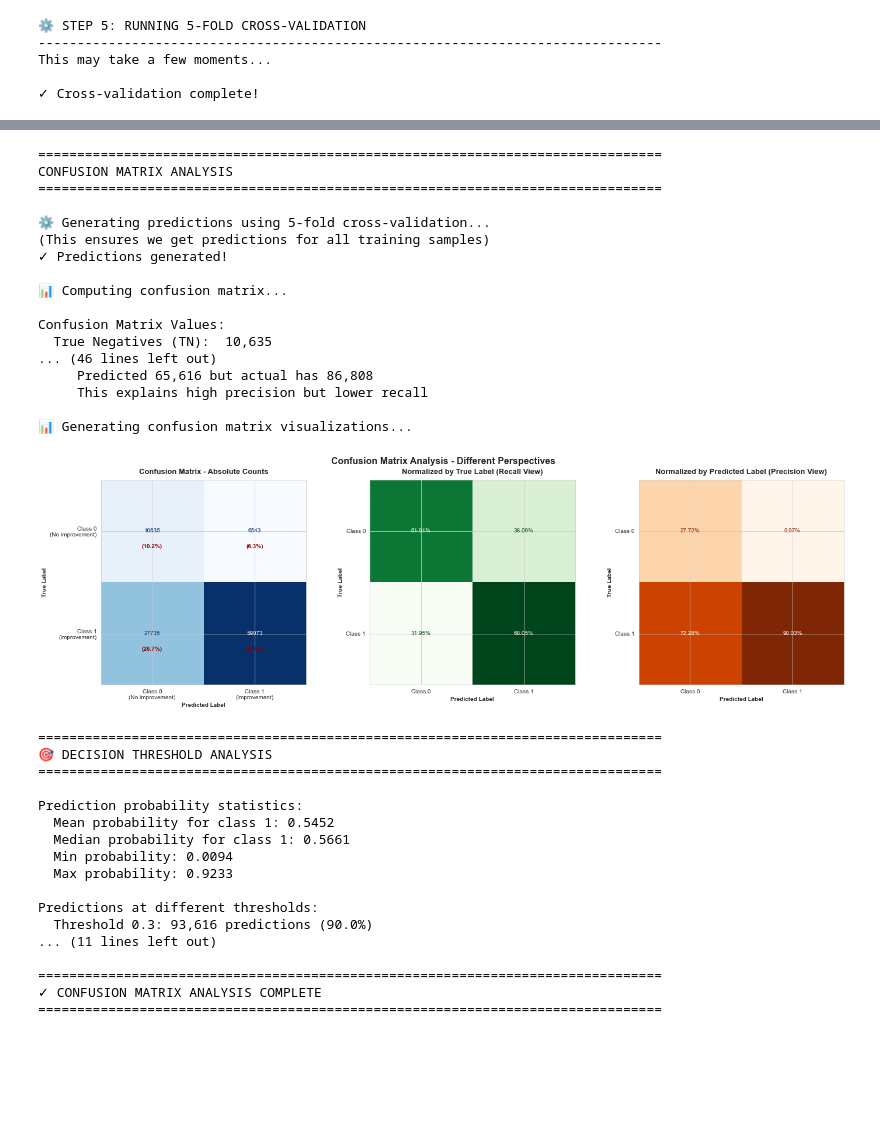
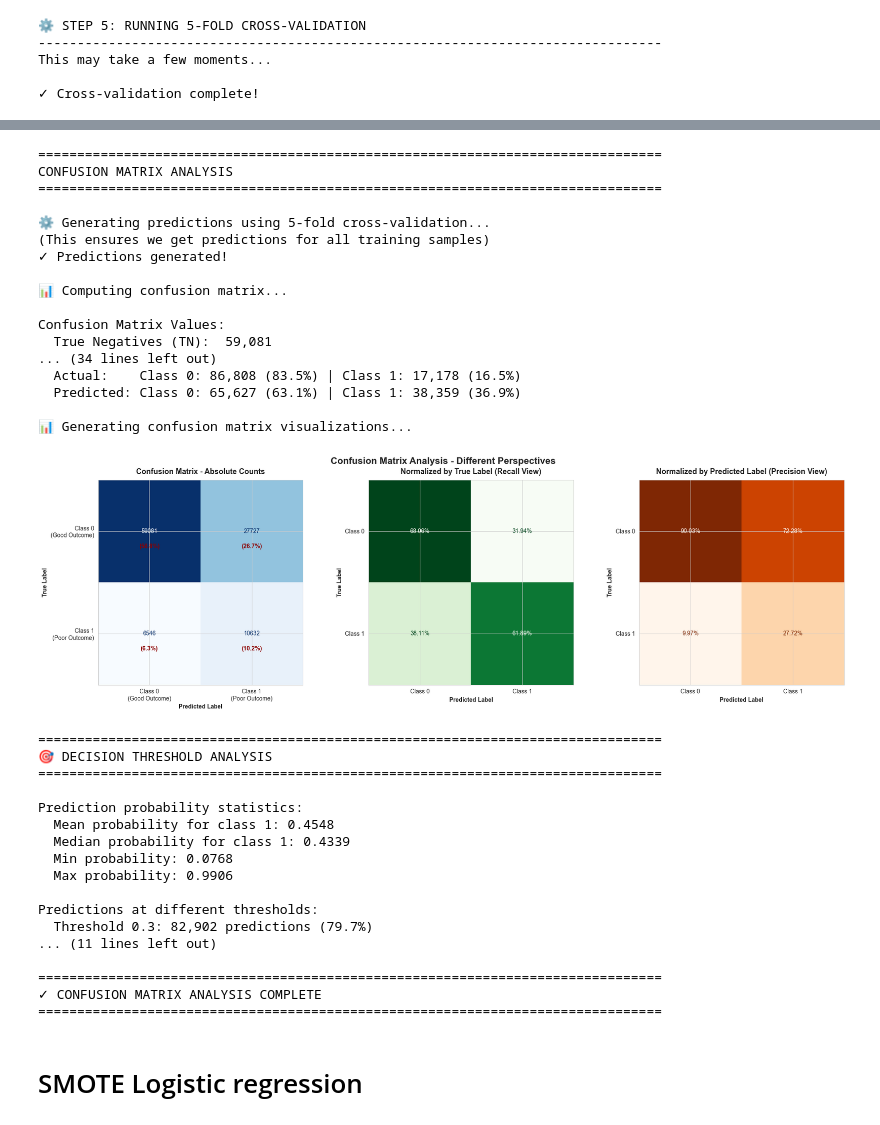
Before and after one commit to saras-audrius/EAISI-Group-Project---NHS, a Jupyter notebook: code/modelling_experiment.ipynb, the cells around one changed output, grey strips where cells are left out. Cells and saved outputs as stored; diff of their text form; code cells hidden in the pictures; blank space fills up the shorter version.

```diff
--- a/code/modelling_experiment.ipynb
+++ b/code/modelling_experiment.ipynb
@@ -469,3 +469,8 @@ y_train = pd.read_parquet('../data/cleaned/y_train.parquet').squeeze()
 print("✓ Encoded data loaded successfully")
 # %% [output]
 ✓ Encoded data loaded successfully
+# %%
+# Swap class labels: 0 becomes 1, and 1 becomes 0
+y_train = 1 - y_train
+
+display(y_train.value_counts())
@@ -1173,7 +1183,7 @@ print("\n📊 Generating confusion matrix visualizations...")
 fig, axes = plt.subplots(1, 3, figsize=(20, 6))
 
 # Plot 1: Absolute counts
-disp1 = ConfusionMatrixDisplay(confusion_matrix=cm, display_labels=['Class 0\n(No improvement)', 'Class 1\n(Improvement)'])
+disp1 = ConfusionMatrixDisplay(confusion_matrix=cm, display_labels=['Class 0\n(Good Outcome)', 'Class 1\n(Poor Outcome)'])
 disp1.plot(ax=axes[0], cmap='Blues', values_format='d', colorbar=False)
 axes[0].set_title('Confusion Matrix - Absolute Counts', fontsize=13, fontweight='bold', pad=10)
 axes[0].set_xlabel('Predicted Label', fontweight='bold')
@@ -1228,50 +1238,50 @@ thresholds = [0.3, 0.4, 0.5, 0.6, 0.7]
 print(f"\nPredictions at different thresholds:")
 for thresh in thresholds:
     pred_at_thresh = (y_pred_proba >= thresh).sum()
     pct = (pred_at_thresh / len(y_pred_proba)) * 100
     print(f"  Threshold {thresh}: {pred_at_thresh:,} predictions ({pct:.1f}%)")
 
 print("\n💡 RECOMMENDATION:")
 print("  If you want to balance precision and recall:")
 print("    → Consider lowering the decision threshold (e.g., 0.3 or 0.4)")
 print("    → This will increase recall but decrease precision")
 print("  If high precision is important (minimize false alarms):")
 print("    → Keep the current threshold (0.5) or increase it")
 
 print("\n" + "="*80)
 print("✓ CONFUSION MATRIX ANALYSIS COMPLETE")
 print("="*80)
 # %% [output]
 ================================================================================
 CONFUSION MATRIX ANALYSIS
 ================================================================================
 
 ⚙️ Generating predictions using 5-fold cross-validation...
 (This ensures we get predictions for all training samples)
 ✓ Predictions generated!
 
 📊 Computing confusion matrix...
 
 Confusion Matrix Values:
-  True Negatives (TN):  10,635
-... (46 lines left out)
-     Predicted 65,616 but actual has 86,808
-     This explains high precision but lower recall
+  True Negatives (TN):  59,081
+... (34 lines left out)
+  Actual:    Class 0: 86,808 (83.5%) | Class 1: 17,178 (16.5%)
+  Predicted: Class 0: 65,627 (63.1%) | Class 1: 38,359 (36.9%)
 
 📊 Generating confusion matrix visualizations...
-[figure, old version]
+[figure, new version]
 ================================================================================
 🎯 DECISION THRESHOLD ANALYSIS
 ================================================================================
 
 Prediction probability statistics:
-  Mean probability for class 1: 0.5452
-  Median probability for class 1: 0.5661
-  Min probability: 0.0094
-  Max probability: 0.9233
+  Mean probability for class 1: 0.4548
+  Median probability for class 1: 0.4339
+  Min probability: 0.0768
+  Max probability: 0.9906
 
 Predictions at different thresholds:
-  Threshold 0.3: 93,616 predictions (90.0%)
+  Threshold 0.3: 82,902 predictions (79.7%)
 ... (11 lines left out)
 
 ================================================================================
@@ -1369,0 +1308,2 @@ print("="*80)
+# %% [markdown]
+# SMOTE Logistic regression
```
Also changed, not shown: parts of 28 cells of this notebook.
